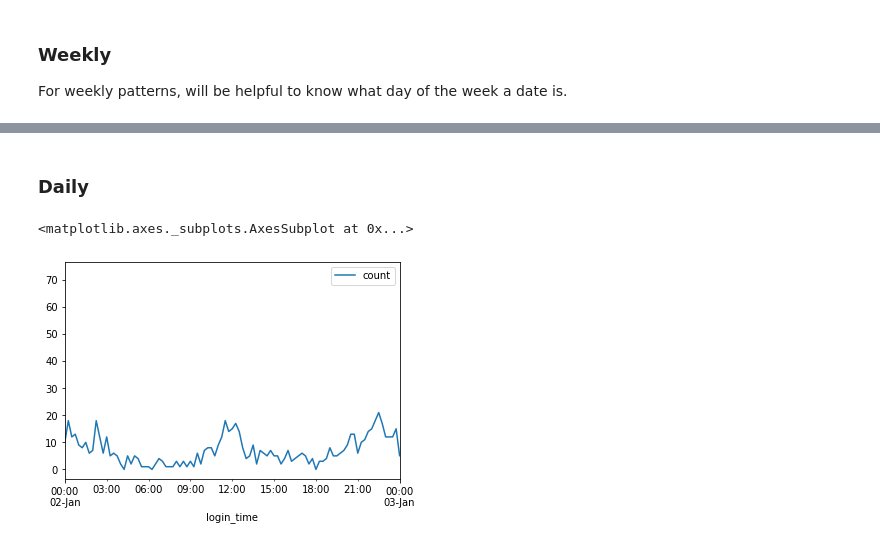
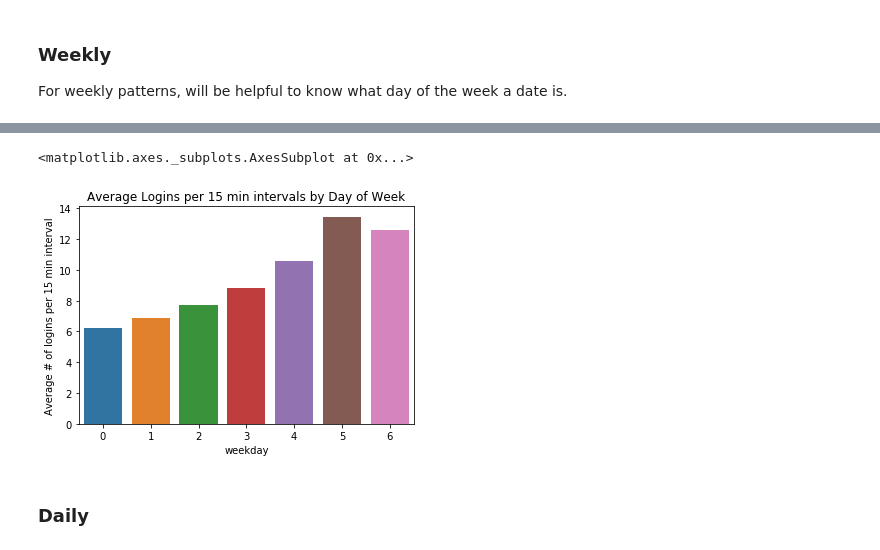
Before and after one commit to markd227/Springboard, a Jupyter notebook: Projects/Unit 26.2 Take Home Challenge/Part 1 - EDA.ipynb, the cells around one changed output, grey strips where cells are left out. Drawn from its saved outputs; the diff is of its cells as text; code cells hidden in the pictures.

```diff
--- a/Projects/Unit 26.2 Take Home Challenge/Part 1 - EDA.ipynb
+++ b/Projects/Unit 26.2 Take Home Challenge/Part 1 - EDA.ipynb
@@ -43,7 +45,7 @@ Data columns (total 1 columns):
 dtypes: datetime64[ns](1)
 memory usage: 727.8 KB
 # %%
-# logins.set_index('login_time', drop=True, inplace=True)
+logins.set_index('login_time', drop=True, inplace=True)
 logins['count'] = 1
 logins.head()
 # %% [output]
@@ -95,4 +109,4 @@ The biggest peaks appear to happen roughly weekly, but there seem to be daily cy
 
 For weekly patterns, will be helpful to know what day of the week a date is.
 # %%
-agg_logins.index.dayofweek()
+agg_logins['weekday'] = agg_logins.index.dayofweek
@@ -101,7 +112,0 @@ TypeError: 'Int64Index' object is not callable
-# %%
-dayofweek = []
-
-for date in agg_logins.index:
-    dayofweek.append(date.dayofweek())
-
-agg_logins['dayofweek'] = dayofweek
@@ -120,0 +113,3 @@ agg_logins.plot(xlim=('1970-02-01','1970-02-08'))
+# %%
+counts_by_day = agg_logins.groupby('weekday')['count'].mean()
+display(counts_by_day)
@@ -121,7 +126,11 @@ agg_logins.plot(xlim=('1970-02-01','1970-02-08'))
+# %%
+fig, ax1 = plt.subplots()
+ax1.set_title('Average Logins per 15 min intervals by Day of Week')
+ax1.set_xlabel('Day of Week')
+ax1.set_ylabel('Average # of logins per 15 min interval')
+sns.barplot(counts_by_day.index, counts_by_day.values, ax=ax1)
+# %% [output]
+<matplotlib.axes._subplots.AxesSubplot at 0x...>
+[figure, added]
 # %% [markdown]
 ### Daily
-# %%
-agg_logins.plot(xlim=('1970-01-02 00:00:00','1970-01-03 00:00:00'))
-# %% [output]
-<matplotlib.axes._subplots.AxesSubplot at 0x...>
-[figure, removed]
```
Also changed, not shown: parts of 15 cells of this notebook.
